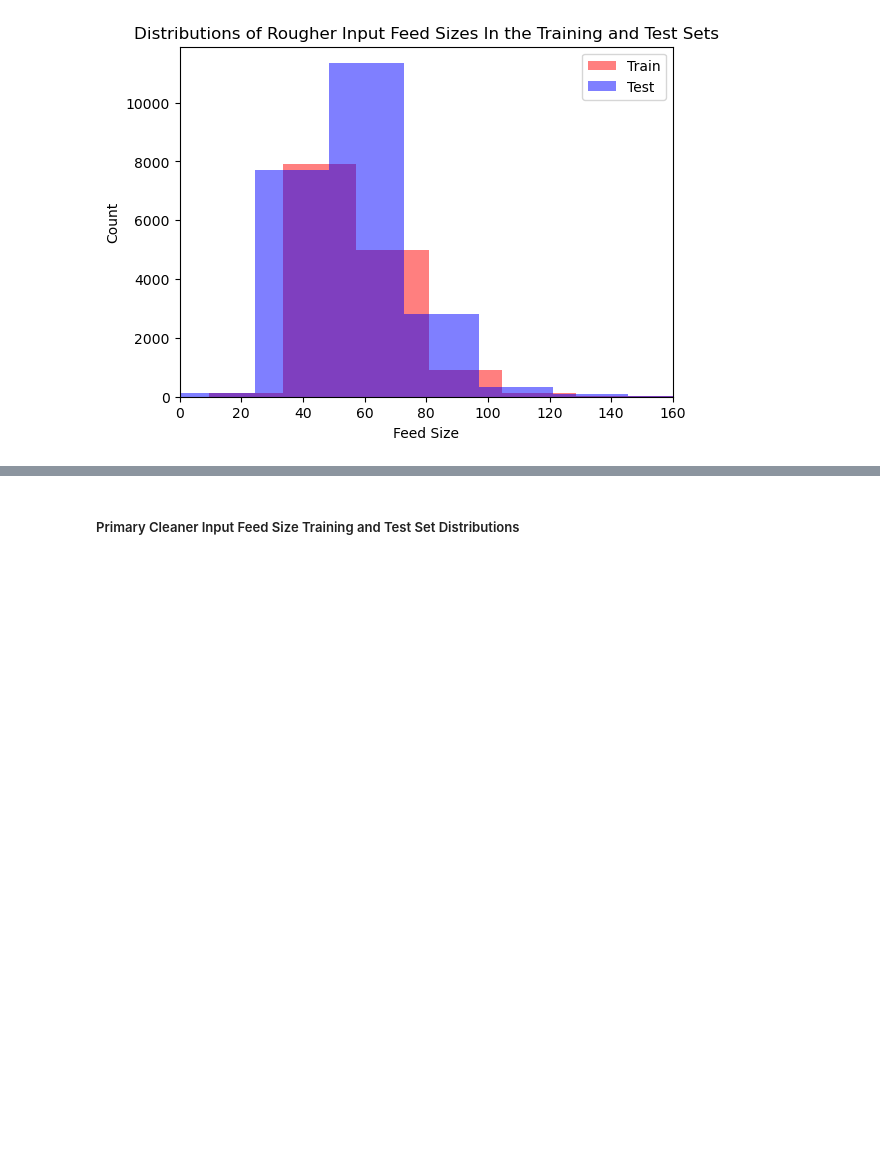
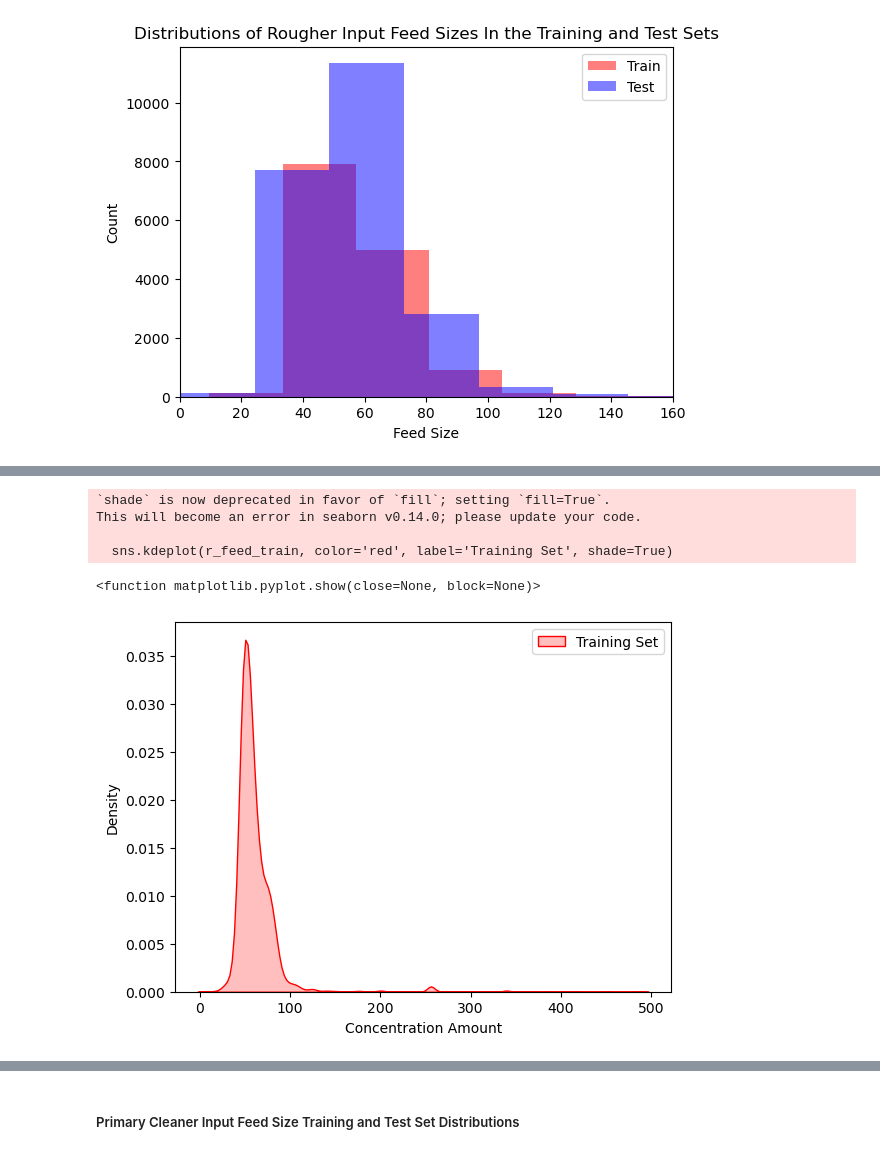
Before and after one commit to BLacuesta3/Sprint-10-Project, a Jupyter notebook: Sprint 10 Project Notebook.ipynb, the cells around one changed output, grey strips where cells are left out. Drawn from its saved outputs; the diff is of its cells as text; code cells hidden in the pictures; blank space fills up the shorter version.

```diff
--- a/Sprint 10 Project Notebook.ipynb
+++ b/Sprint 10 Project Notebook.ipynb
@@ -662,0 +680,17 @@ plt.show()
+# %%
+sns.kdeplot(r_feed_train, color='red', label='Training Set', shade=True)
+
+plt.legend(loc='upper right')
+
+plt.xlabel("Concentration Amount")
+
+plt.tight_layout
+
+plt.show
+# %% [output]
+`shade` is now deprecated in favor of `fill`; setting `fill=True`.
+This will become an error in seaborn v0.14.0; please update your code.
+
+  sns.kdeplot(r_feed_train, color='red', label='Training Set', shade=True)
+<function matplotlib.pyplot.show(close=None, block=None)>
+[figure, added]
```
Also changed, not shown: parts of 15 cells of this notebook.
